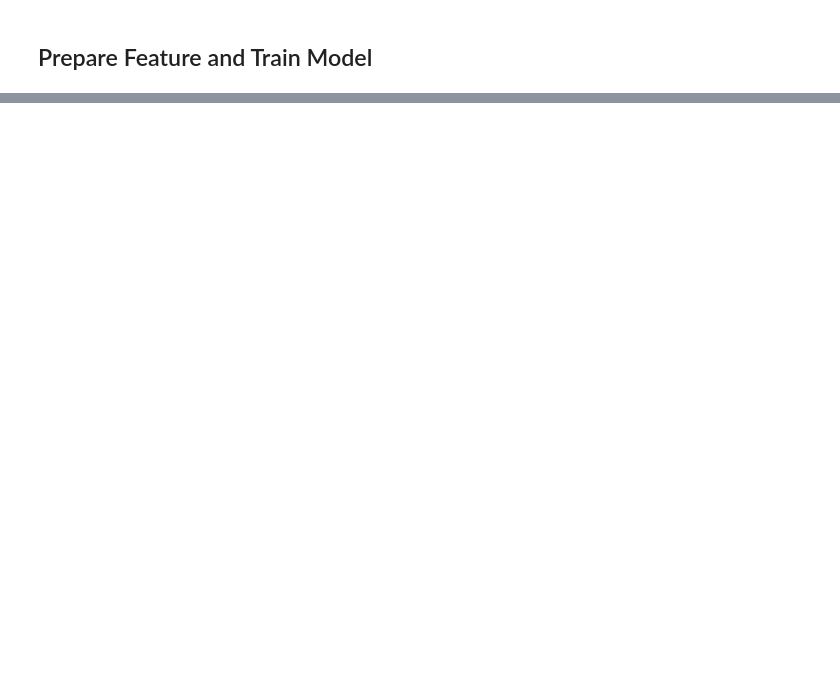
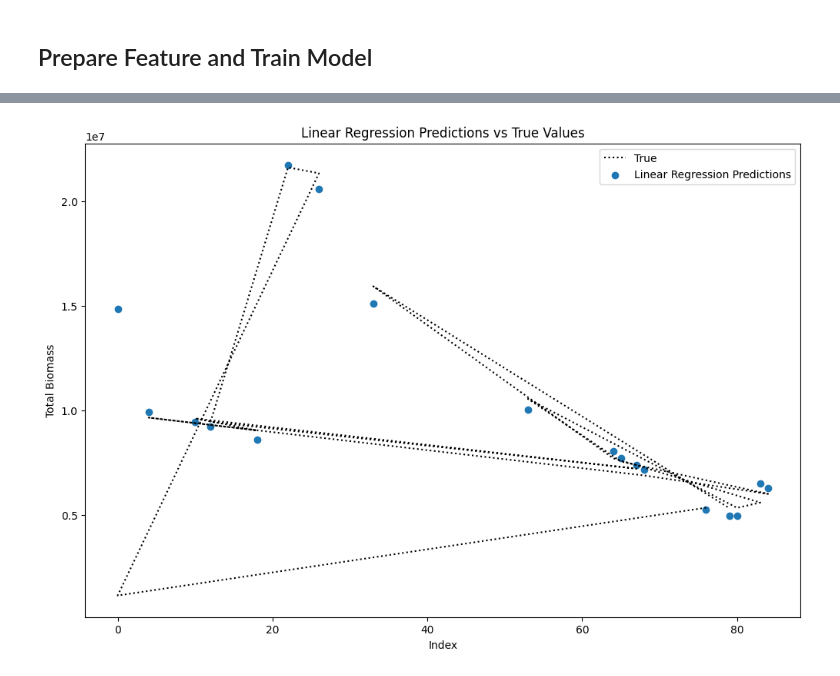
Before and after one commit to jaino1/fish_stock, a Jupyter notebook: cleaningData.ipynb, the cells around one changed output, grey strips where cells are left out. Drawn from its saved outputs; the diff is of its cells as text; code cells hidden in the pictures; blank space fills up the shorter version.

```diff
--- a/cleaningData.ipynb
+++ b/cleaningData.ipynb
@@ -812,0 +2015,88 @@ predictions = forecaster.fit_predict(train_df, test_df, target_col='target_colum
+# %%
+import pandas as pd
+import numpy as np
+from sklearn.model_selection import train_test_split, GridSearchCV
+from sklearn.preprocessing import StandardScaler
+from sklearn.linear_model import LinearRegression
+from sklearn.ensemble import RandomForestRegressor, GradientBoostingRegressor
+from sklearn.svm import SVR
+from sklearn.metrics import mean_squared_error, r2_score
+import matplotlib.pyplot as plt
+
+# Load and prepare the data
+data = pd.read_csv('clean3.csv')
+X = data.drop('total_biomass', axis=1)
+y = data['total_biomass']
+
+# Split the data
+X_train, X_test, y_train, y_test = train_test_split(X, y, test_size=0.2, random_state=42)
+
+# Scale the data
+scaler = StandardScaler()
+X_train_scaled = scaler.fit_transform(X_train)
+X_test_scaled = scaler.transform(X_test)
+
+# Define the models and hyperparameters
+models = {
+    "Linear Regression": LinearRegression(),
+    "Random Forest": RandomForestRegressor(),
+    "Gradient Boosting": GradientBoostingRegressor(),
+    "SVR": SVR()
+}
+
+params = {
+    "Linear Regression": {
+        # No hyperparameters to tune for basic Linear Regression
+    },
+    "Random Forest": {
+        "n_estimators": [100, 200],
+        "max_depth": [None, 10, 20],
+        "min_samples_split": [2, 5]
+    },
+    "Gradient Boosting": {
+        "n_estimators": [100, 200],
+        "learning_rate": [0.01, 0.1],
+        "max_depth": [3, 5]
+    },
+    "SVR": {
+        "C": [0.1, 1, 10],
+        "gamma": ['scale', 'auto'],
+        "kernel": ['rbf', 'linear']
+    }
+}
+
+# Train models and evaluate
+best_models = {}
+for name, model in models.items():
+    print(f"Training {name}...")
+    if params[name]:
+        grid = GridSearchCV(model, params[name], cv=5, scoring='neg_mean_squared_error', n_jobs=-1)
+        grid.fit(X_train_scaled, y_train)
+        best_model = grid.best_estimator_
+        best_params = grid.best_params_
+    else:
+        best_model = model.fit(X_train_scaled, y_train)
+        best_params = "N/A"
+
+    best_models[name] = best_model
+    print(f"Best parameters for {name}: {best_params}")
+
+# Plotting
+plt.figure(figsize=(12, 8))
+for name, model in best_models.items():
+    y_pred_train = model.predict(X_train_scaled)
+    y_pred_test = model.predict(X_test_scaled)
+    plt.plot(y_test.index, y_test, label='True', color='black', linestyle='dotted')
+    plt.scatter(y_test.index, y_pred_test, label=f'{name} Predictions')
+    plt.title(f'{name} Predictions vs True Values')
+    plt.xlabel('Index')
+    plt.ylabel('Total Biomass')
+    plt.legend()
+    plt.show()
+
+    # Print evaluation metrics
+    print(f"{name} Train RMSE: {np.sqrt(mean_squared_error(y_train, y_pred_train))}")
+    print(f"{name} Test RMSE: {np.sqrt(mean_squared_error(y_test, y_pred_test))}")
+    print(f"{name} Train R^2: {r2_score(y_train, y_pred_train)}")
+    print(f"{name} Test R^2: {r2_score(y_test, y_pred_test)}")
+# %% [output]
@@ -812,0 +2111 @@ predictions = forecaster.fit_predict(train_df, test_df, target_col='target_colum
+[figure, added]
```
Also changed, not shown: parts of 29 cells of this notebook, 6 other files.
